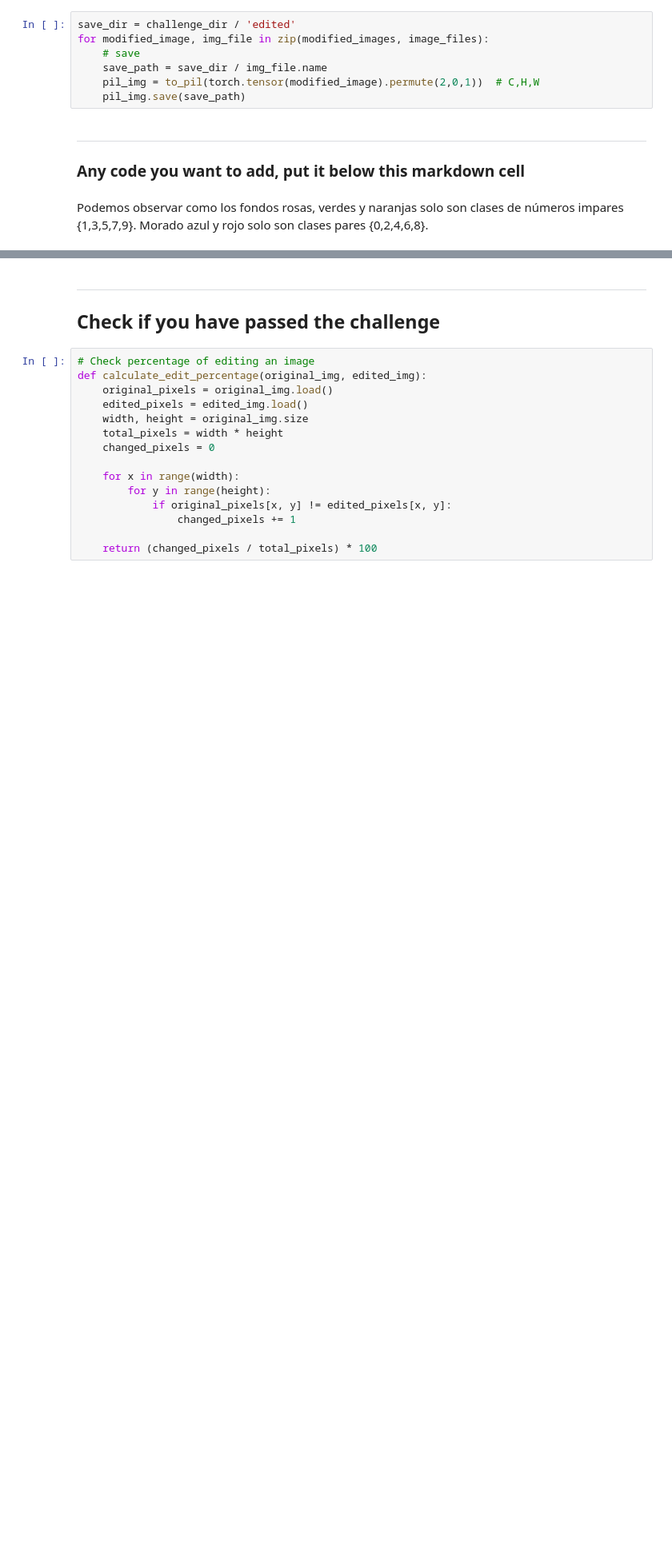
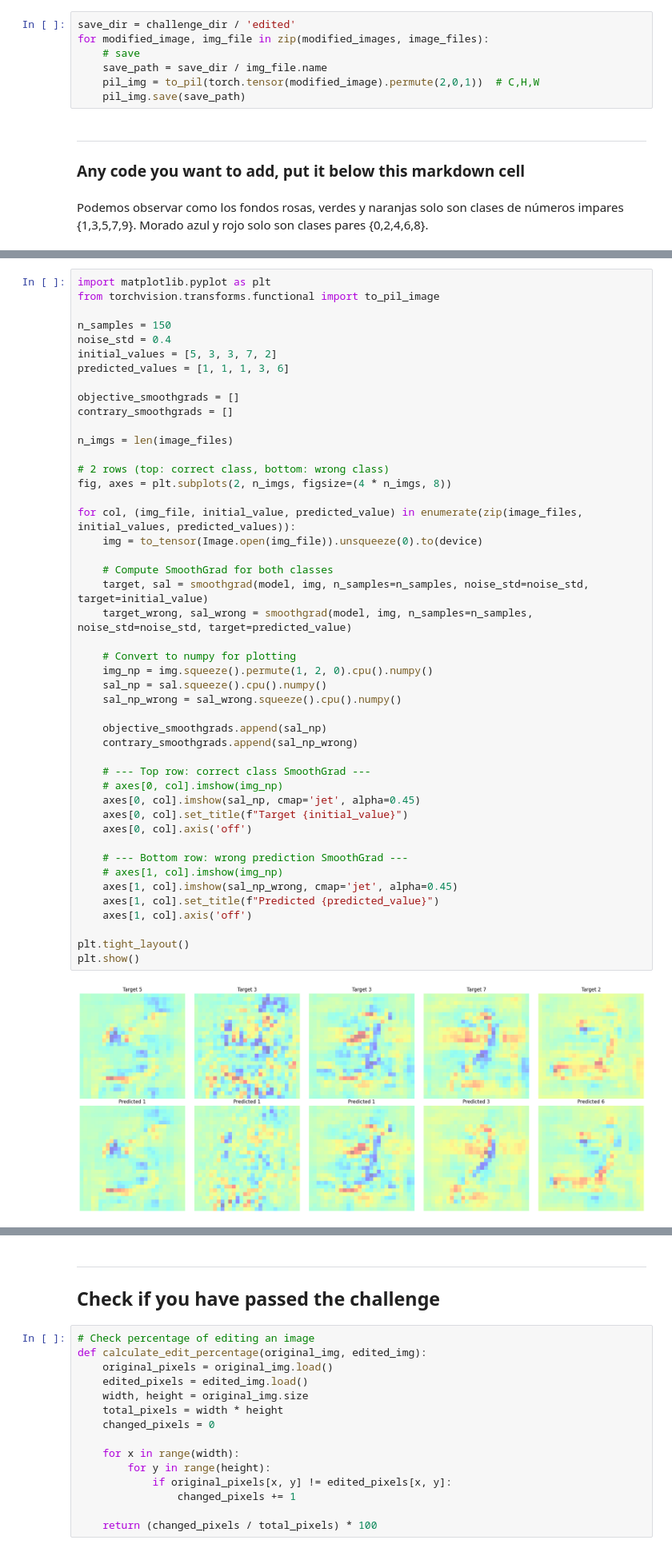
Before and after one commit to ICAI-IMAT-XAI/p2-computer-vision-superestrellas, a Jupyter notebook: notebook/challenge.ipynb, the cells around one changed output, grey strips where cells are left out. Shown at 80% size. Drawn from its saved outputs; the diff is of its cells as text; blank space fills up the shorter version.

Commit message:
Imagen 3 conseguida con smoothgrad

```diff
--- a/notebook/challenge.ipynb
+++ b/notebook/challenge.ipynb
@@ -364,0 +414,48 @@ Podemos observar como los fondos rosas, verdes y naranjas solo son clases de nú
+# %%
+import matplotlib.pyplot as plt
+from torchvision.transforms.functional import to_pil_image
+
+n_samples = 150
+noise_std = 0.4
+initial_values = [5, 3, 3, 7, 2]
+predicted_values = [1, 1, 1, 3, 6]
+
+objective_smoothgrads = []
+contrary_smoothgrads = []
+
+n_imgs = len(image_files)
+
+# 2 rows (top: correct class, bottom: wrong class)
+fig, axes = plt.subplots(2, n_imgs, figsize=(4 * n_imgs, 8))
+
+for col, (img_file, initial_value, predicted_value) in enumerate(zip(image_files, initial_values, predicted_values)):
+    img = to_tensor(Image.open(img_file)).unsqueeze(0).to(device)
+
+    # Compute SmoothGrad for both classes
+    target, sal = smoothgrad(model, img, n_samples=n_samples, noise_std=noise_std, target=initial_value)
+    target_wrong, sal_wrong = smoothgrad(model, img, n_samples=n_samples, noise_std=noise_std, target=predicted_value)
+
+    # Convert to numpy for plotting
+    img_np = img.squeeze().permute(1, 2, 0).cpu().numpy()
+    sal_np = sal.squeeze().cpu().numpy()
+    sal_np_wrong = sal_wrong.squeeze().cpu().numpy()
+
+    objective_smoothgrads.append(sal_np)
+    contrary_smoothgrads.append(sal_np_wrong)
+
+    # --- Top row: correct class SmoothGrad ---
+    # axes[0, col].imshow(img_np)
+    axes[0, col].imshow(sal_np, cmap='jet', alpha=0.45)
+    axes[0, col].set_title(f"Target {initial_value}")
+    axes[0, col].axis('off')
+
+    # --- Bottom row: wrong prediction SmoothGrad ---
+    # axes[1, col].imshow(img_np)
+    axes[1, col].imshow(sal_np_wrong, cmap='jet', alpha=0.45)
+    axes[1, col].set_title(f"Predicted {predicted_value}")
+    axes[1, col].axis('off')
+
+plt.tight_layout()
+plt.show()
+# %% [output]
+[figure, added]
```
Also changed, not shown: parts of 7 cells of this notebook.
